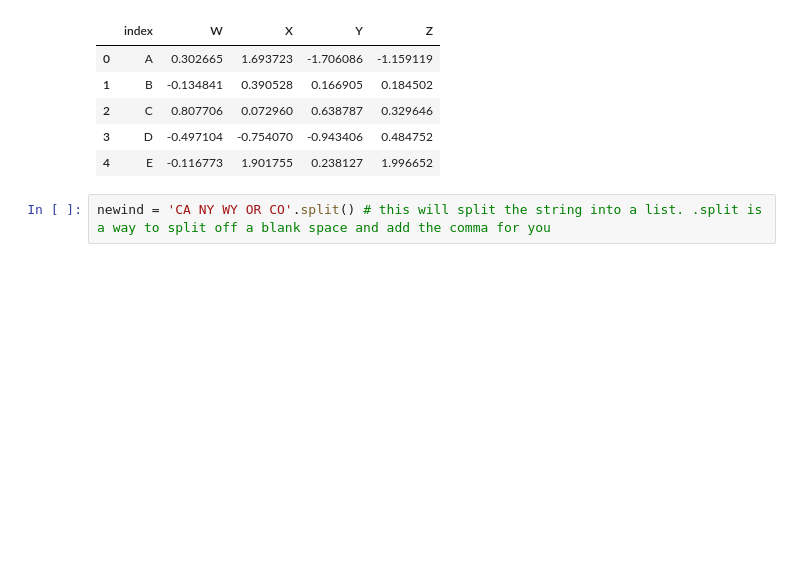
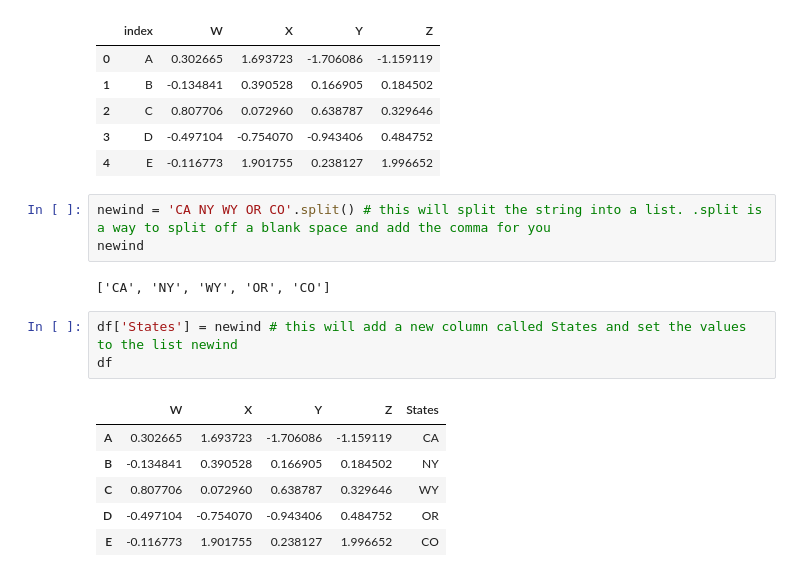
Before and after one commit to majikthise911/notes, a Jupyter notebook: udemyPythonForFinance/notes.ipynb, the cells around one changed output. Saved outputs shown, nothing was run; the diff lists cells and outputs as text; blank space fills up the shorter version.

```diff
--- a/udemyPythonForFinance/notes.ipynb
+++ b/udemyPythonForFinance/notes.ipynb
@@ -352,3 +352,16 @@ df.reset_index()
 | 4 | E | -0.116773 | 1.901755 | 0.238127 | 1.996652 |
 # %%
 newind = 'CA NY WY OR CO'.split() # this will split the string into a list. .split is a way to split off a blank space and add the comma for you
+newind
+# %% [output]
+['CA', 'NY', 'WY', 'OR', 'CO']
+# %%
+df['States'] = newind # this will add a new column called States and set the values to the list newind
+df
+# %% [output]
+|  | W | X | Y | Z | States |
+| A | 0.302665 | 1.693723 | -1.706086 | -1.159119 | CA |
+| B | -0.134841 | 0.390528 | 0.166905 | 0.184502 | NY |
+| C | 0.807706 | 0.072960 | 0.638787 | 0.329646 | WY |
+| D | -0.497104 | -0.754070 | -0.943406 | 0.484752 | OR |
+| E | -0.116773 | 1.901755 | 0.238127 | 1.996652 | CO |
```
Also changed, not shown: parts of 10 cells of this notebook, 1 other file.
